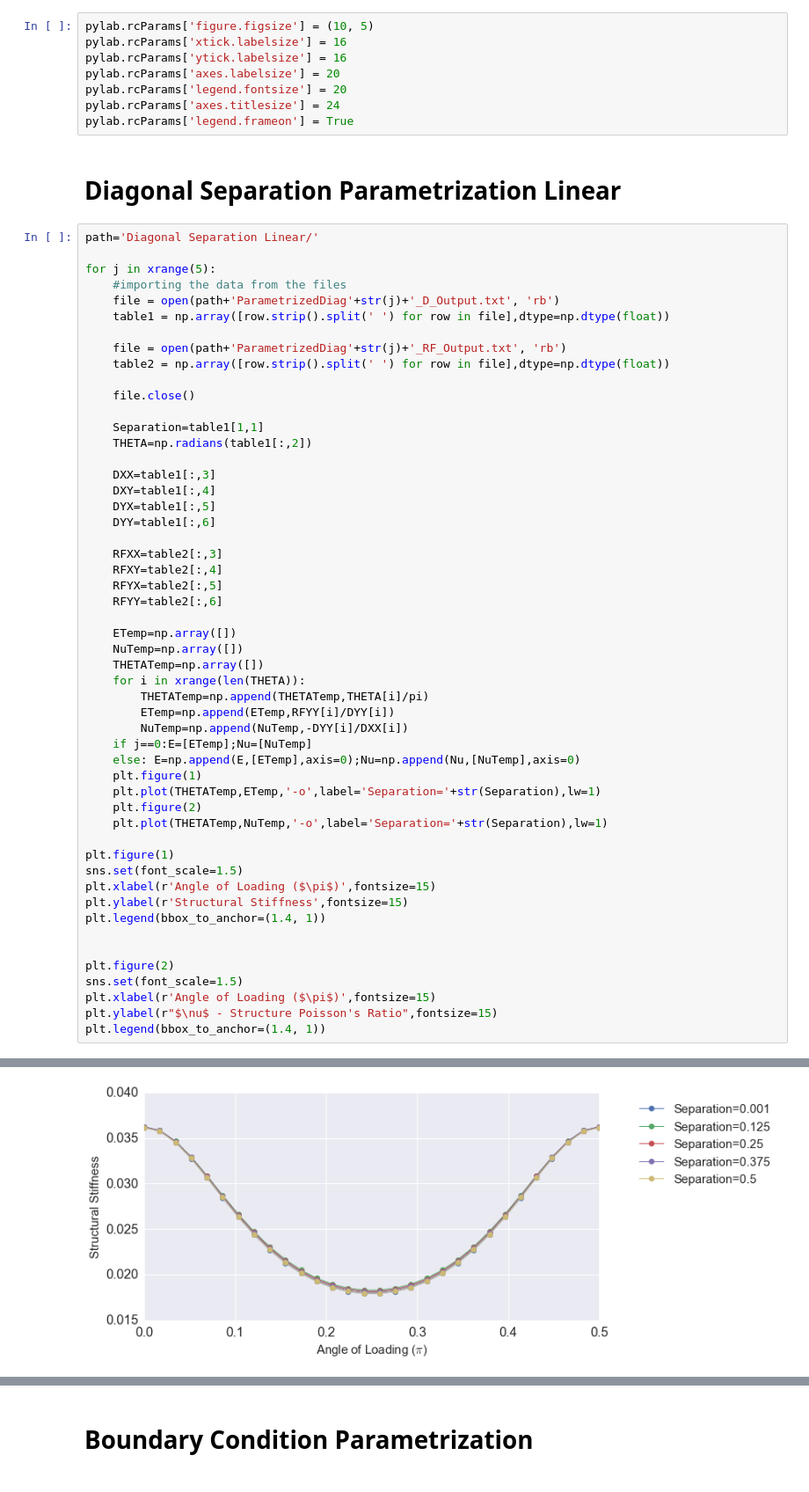
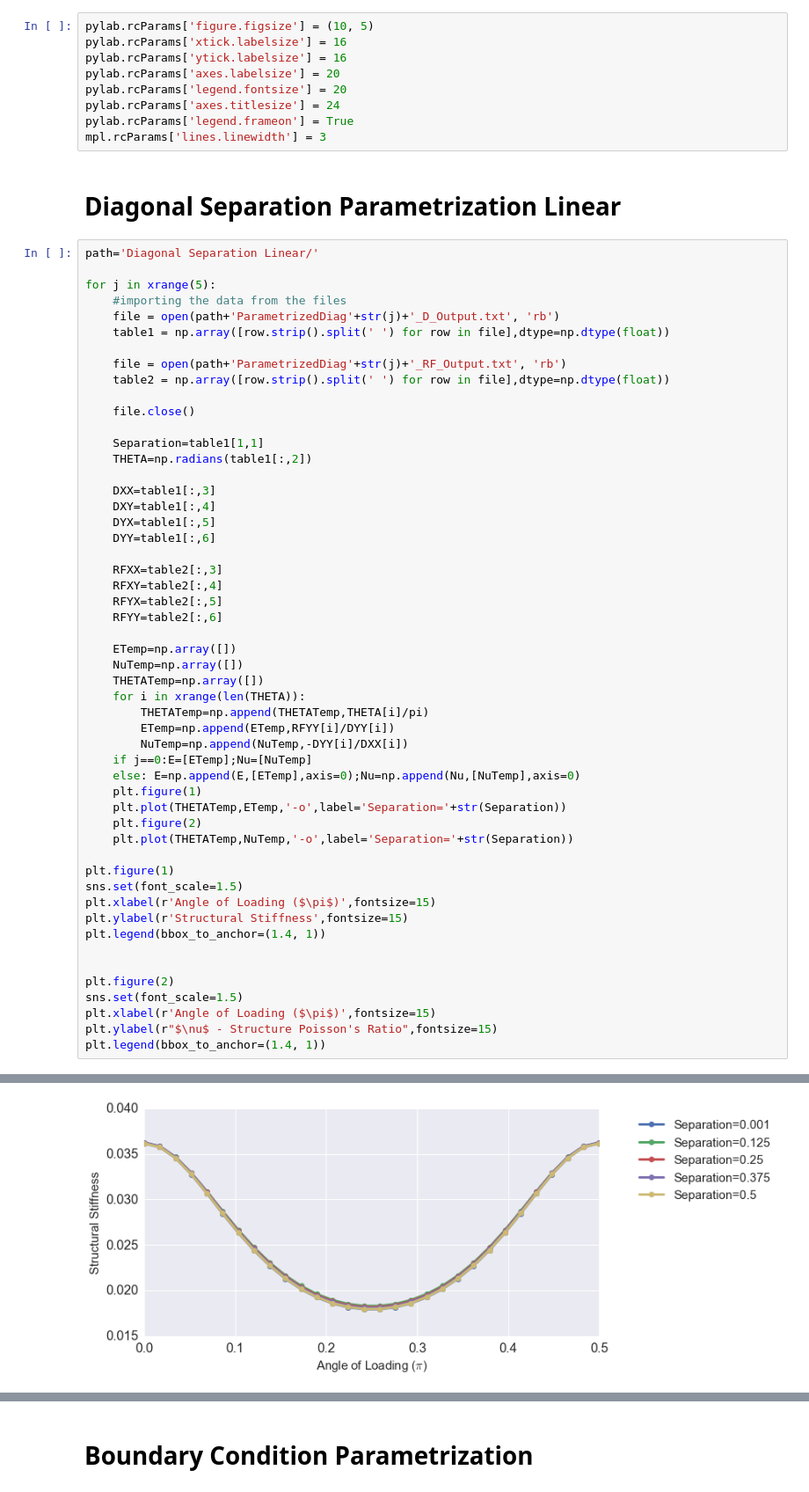
Before and after one commit to matheuscfernandes/hexactinellidsponge, a Jupyter notebook: Analysis.ipynb, the cells around one changed output, grey strips where cells are left out. Shown at 88% size. Saved outputs shown, nothing was run; the diff lists cells and outputs as text.

```diff
--- a/Analysis.ipynb
+++ b/Analysis.ipynb
@@ -19,6 +19,7 @@ pylab.rcParams['axes.labelsize'] = 20
 pylab.rcParams['legend.fontsize'] = 20
 pylab.rcParams['axes.titlesize'] = 24
 pylab.rcParams['legend.frameon'] = True
+mpl.rcParams['lines.linewidth'] = 3
 # %% [markdown]
 # Diagonal Separation Parametrization Linear
 # %%
@@ -46,33 +47,33 @@ for j in xrange(5):
     RFXY=table2[:,4]
     RFYX=table2[:,5]
     RFYY=table2[:,6]
 
     ETemp=np.array([])
     NuTemp=np.array([])
     THETATemp=np.array([])
     for i in xrange(len(THETA)):
         THETATemp=np.append(THETATemp,THETA[i]/pi)
         ETemp=np.append(ETemp,RFYY[i]/DYY[i])
         NuTemp=np.append(NuTemp,-DYY[i]/DXX[i])
     if j==0:E=[ETemp];Nu=[NuTemp]
     else: E=np.append(E,[ETemp],axis=0);Nu=np.append(Nu,[NuTemp],axis=0)
     plt.figure(1)
-    plt.plot(THETATemp,ETemp,'-o',label='Separation='+str(Separation),lw=1)
+    plt.plot(THETATemp,ETemp,'-o',label='Separation='+str(Separation))
     plt.figure(2)
-    plt.plot(THETATemp,NuTemp,'-o',label='Separation='+str(Separation),lw=1)
+    plt.plot(THETATemp,NuTemp,'-o',label='Separation='+str(Separation))
 
 plt.figure(1)
 sns.set(font_scale=1.5)
 plt.xlabel(r'Angle of Loading ($\pi$)',fontsize=15)
 plt.ylabel(r'Structural Stiffness',fontsize=15)
 plt.legend(bbox_to_anchor=(1.4, 1))
 
 
 plt.figure(2)
 sns.set(font_scale=1.5)
 plt.xlabel(r'Angle of Loading ($\pi$)',fontsize=15)
 plt.ylabel(r"$\nu$ - Structure Poisson's Ratio",fontsize=15)
 plt.legend(bbox_to_anchor=(1.4, 1))
 # %% [output]
 <matplotlib.legend.Legend at 0x...>
-[figure, old version]
+[figure, new version]
```
Also changed, not shown: parts of 1 cell of this notebook, 1 other file.
